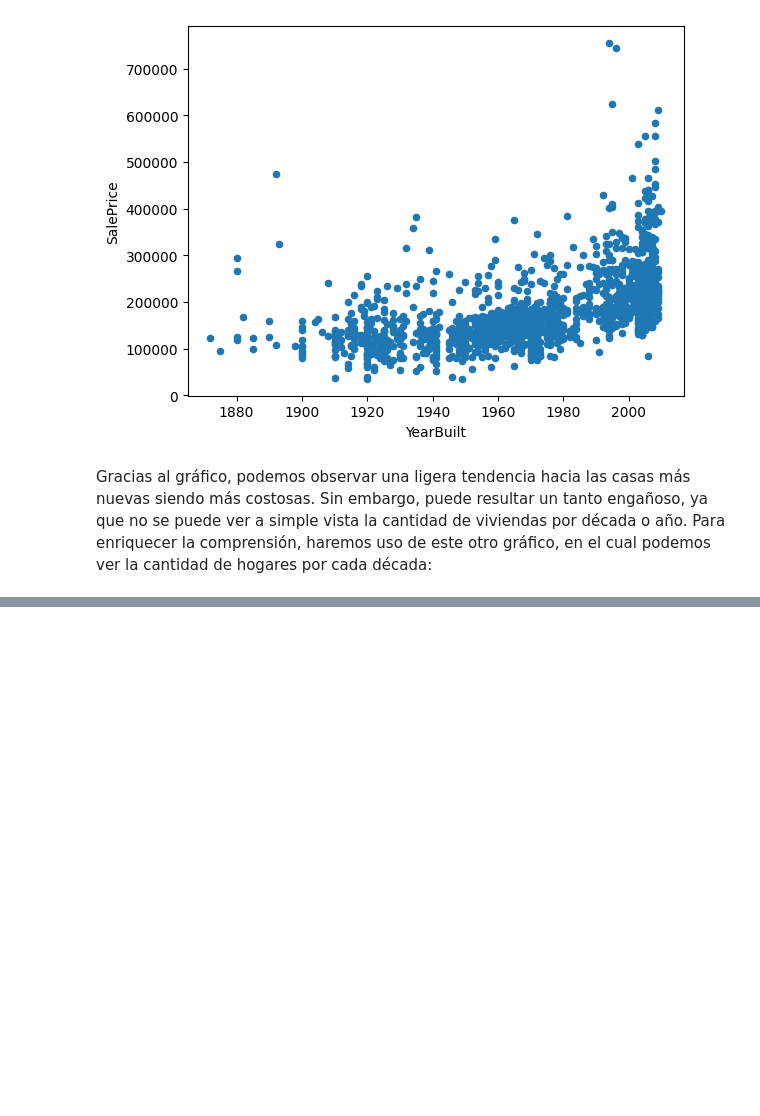
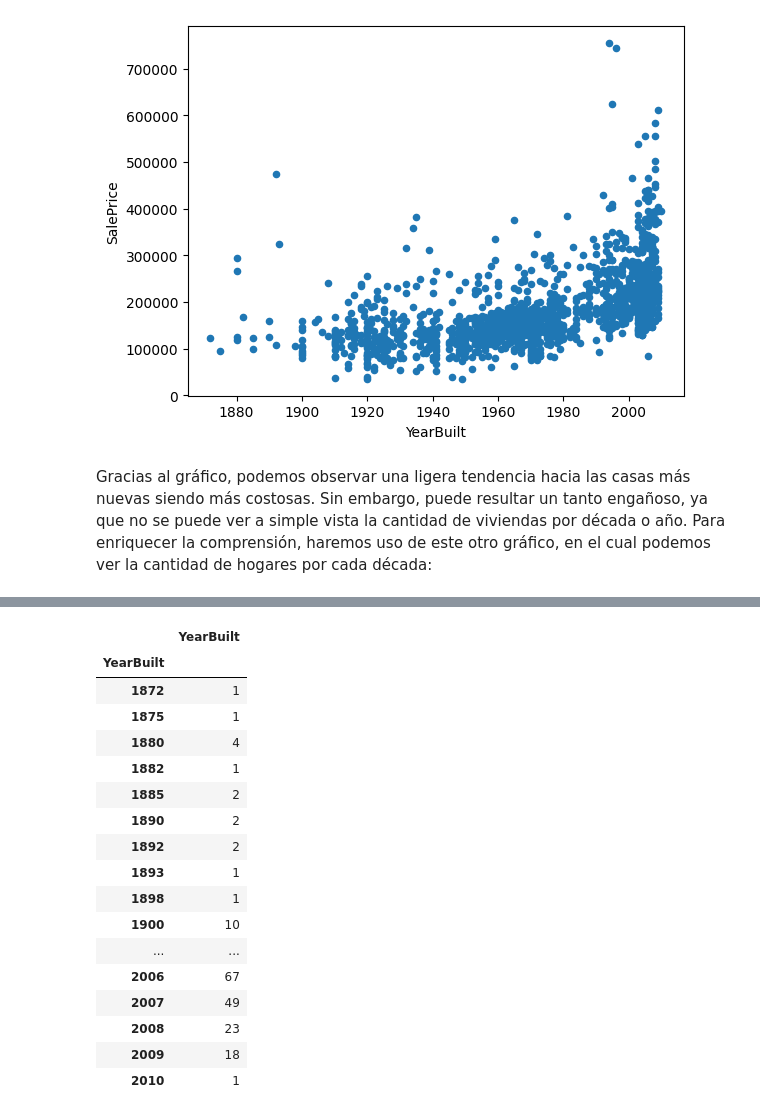
Before and after one commit to fedepenic/Tecnologias-Emergentes-Machine-Learning, a Jupyter notebook: TrabajoPracticoTecnologiasEmergentes.ipynb, the cells around one changed output, grey strips where cells are left out. Cells and saved outputs as stored; diff of their text form; code cells hidden in the pictures; blank space fills up the shorter version.

```diff
--- a/TrabajoPracticoTecnologiasEmergentes.ipynb
+++ b/TrabajoPracticoTecnologiasEmergentes.ipynb
@@ -142,0 +148,23 @@ Gracias al gráfico, podemos observar una ligera tendencia hacia las casas más
+# %%
+housesPerYear = train_data.groupby(['YearBuilt'])['YearBuilt'].count().to_frame()
+pd.set_option('display.max_rows', None)
+housesPerYear
+# %% [output]
+|  | YearBuilt |
+| YearBuilt |  |
+| 1872 | 1 |
+| 1875 | 1 |
+| 1880 | 4 |
+| 1882 | 1 |
+| 1885 | 2 |
+| 1890 | 2 |
+| 1892 | 2 |
+| 1893 | 1 |
+| 1898 | 1 |
+| 1900 | 10 |
+| ... | ... |
+| 2006 | 67 |
+| 2007 | 49 |
+| 2008 | 23 |
+| 2009 | 18 |
+| 2010 | 1 |
```
Also changed, not shown: parts of 1 cell of this notebook.
